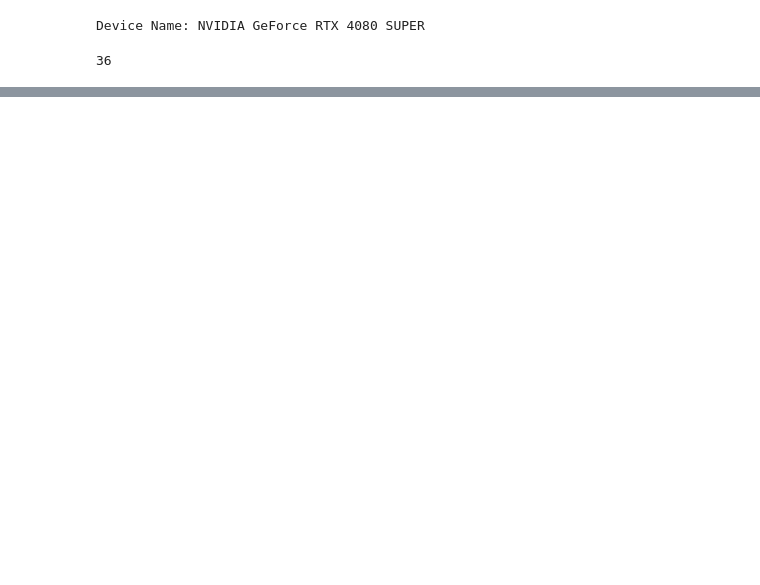
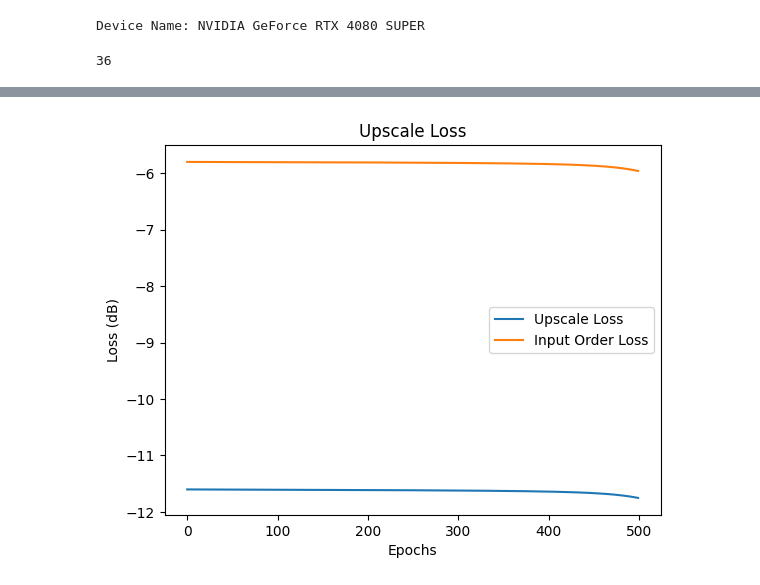
Before and after one commit to Amitmils/AmbisonicUpscaling, a Jupyter notebook: Run_Pipeline.ipynb, the cells around one changed output, grey strips where cells are left out. Saved outputs shown, nothing was run; the diff lists cells and outputs as text; code cells hidden in the pictures; blank space fills up the shorter version.

```diff
--- a/Run_Pipeline.ipynb
+++ b/Run_Pipeline.ipynb
@@ -150,0 +163,3 @@ Upscaled Loss : tensor([-7.9036], device='cuda:0')
+# %%
+classic_opt_s_t,classic_opt_lagarange = pipeline.classic_opt.get_current_state()
+play_sparse_stft_sound_field(dict_stft=classic_opt_s_t[0],P_th=pipeline.P_th,P_ph=pipeline.P_ph,theta=90,phi=45,radius=10,amplify=5,sr=pipeline.train_set.sr)
@@ -150,0 +170,89 @@ Upscaled Loss : tensor([-7.9036], device='cuda:0')
+# %%
+s_t,lagarange = None,None#pipeline.classic_opt.get_current_state()
+
+pipeline.du_opt.init_model()
+pipeline.training_opt = torch.optim.Adam(pipeline.du_opt.parameters(), lr=pipeline.adam_lr)
+
+epochs = 500
+num_iters = 5
+first_iter = 0
+upscale_loss_per_epoch = list()
+input_order_loss_per_epoch = list()
+total_loss_per_epoch = list()
+mu_list = list()
+ro_list = list()
+
+
+for epoch in tqdm(range(epochs)):
+    pipeline.run_optimizer(
+        from_iter=first_iter,
+        to_iter=first_iter + num_iters,
+        low_order_stft=low_order_anmt.unsqueeze(0),
+        high_order_stft=high_order_anmt.unsqueeze(0),
+        progress_per_iter=False,
+        init_lagrange=lagarange.detach().clone() if lagarange is not None else None,
+        init_st=s_t.detach().clone() if s_t is not None else None,
+        disable_tqdm=True,
+    )
+    upscale_loss  = pipeline.du_opt.upscaled_loss(p=2)
+    intput_order_loss = pipeline.du_opt.input_order_loss()
+    # loss = torch.sum(torch.log(1 + torch.arange(num_iters)).to(pipeline.device) * (pipeline.du_opt.gt_upscale_loss[-num_iters:])) #+ 2*pipeline.du_opt.l12_loss()
+    loss = F.mse_loss(classic_opt_s_t,pipeline.du_opt.get_current_state()[0])
+    pipeline.training_opt.zero_grad()
+    loss.backward()
+    pipeline.training_opt.step()
+    upscale_loss_per_epoch.append(10*torch.log10(upscale_loss).item())
+    input_order_loss_per_epoch.append(10*torch.log10(intput_order_loss).item())
+    total_loss_per_epoch.append(10*torch.log10(loss).item())
+    if pipeline.du_opt.HP_model.mu.numel() == 1:
+        mu_list.append(pipeline.du_opt.HP_model.mu.exp().detach().cpu().item())
+        ro_list.append(pipeline.du_opt.HP_model.ro.exp().detach().cpu().item())
+
+    print(f"Epoch {epoch} | UpScale Loss : {upscale_loss_per_epoch[-1]} dB | Input Order Loss : {input_order_loss_per_epoch[-1]} dB | L12 Loss : {pipeline.du_opt.L12_loss[-1]}")
+
+plt.plot(upscale_loss_per_epoch,label='Upscale Loss')
+plt.plot(input_order_loss_per_epoch,label='Input Order Loss')
+plt.legend()
+plt.xlabel("Epochs")
+plt.ylabel("Loss (dB)")
+plt.title("Upscale Loss")
+
+
+# s_t,lagarange = pipeline.du_opt.get_current_state()
+with torch.no_grad():
+    pipeline.run_optimizer(
+    from_iter=first_iter,
+    to_iter=first_iter + num_iters,
+    low_order_stft=low_order_anmt.unsqueeze(0),
+    high_order_stft=high_order_anmt.unsqueeze(0),
+    progress_per_iter=True,
+    disable_tqdm=True,
+    init_lagrange=lagarange.detach().clone() if lagarange is not None else None,
+    init_st=s_t.detach().clone() if s_t is not None else None,
+)
+print(f"Upscaled Loss : {pipeline.du_opt.upscaled_loss(loss_in_dB=True)}")
+
+
+if pipeline.du_opt.HP_model.mu.numel() == 1:
+    plt.figure()
+    plt.plot(mu_list)
+    plt.title("Mu")
+    plt.xlabel("Epoch")
+    plt.figure()
+    plt.plot(ro_list)
+    plt.title("Ro")
+    plt.xlabel("Epoch")
+else:
+    try:
+        plt.figure()
+        plt.plot(pipeline.du_opt.HP_model.mu.exp().detach().cpu()[first_iter:first_iter + num_iters].squeeze())
+        plt.title("Mu")
+        plt.xlabel("Iterations")
+        plt.figure()
+        plt.plot(pipeline.du_opt.HP_model.ro.exp().detach().cpu()[first_iter:first_iter + num_iters].squeeze())
+        plt.title("Ro")
+        plt.xlabel("Iterations")
+    except:
+        pass
+plt.show()
+# %% [output]
@@ -150,0 +276 @@ Upscaled Loss : tensor([-7.9036], device='cuda:0')
+[figure, added]
```
Also changed, not shown: parts of 30 cells of this notebook, 6 other files.
